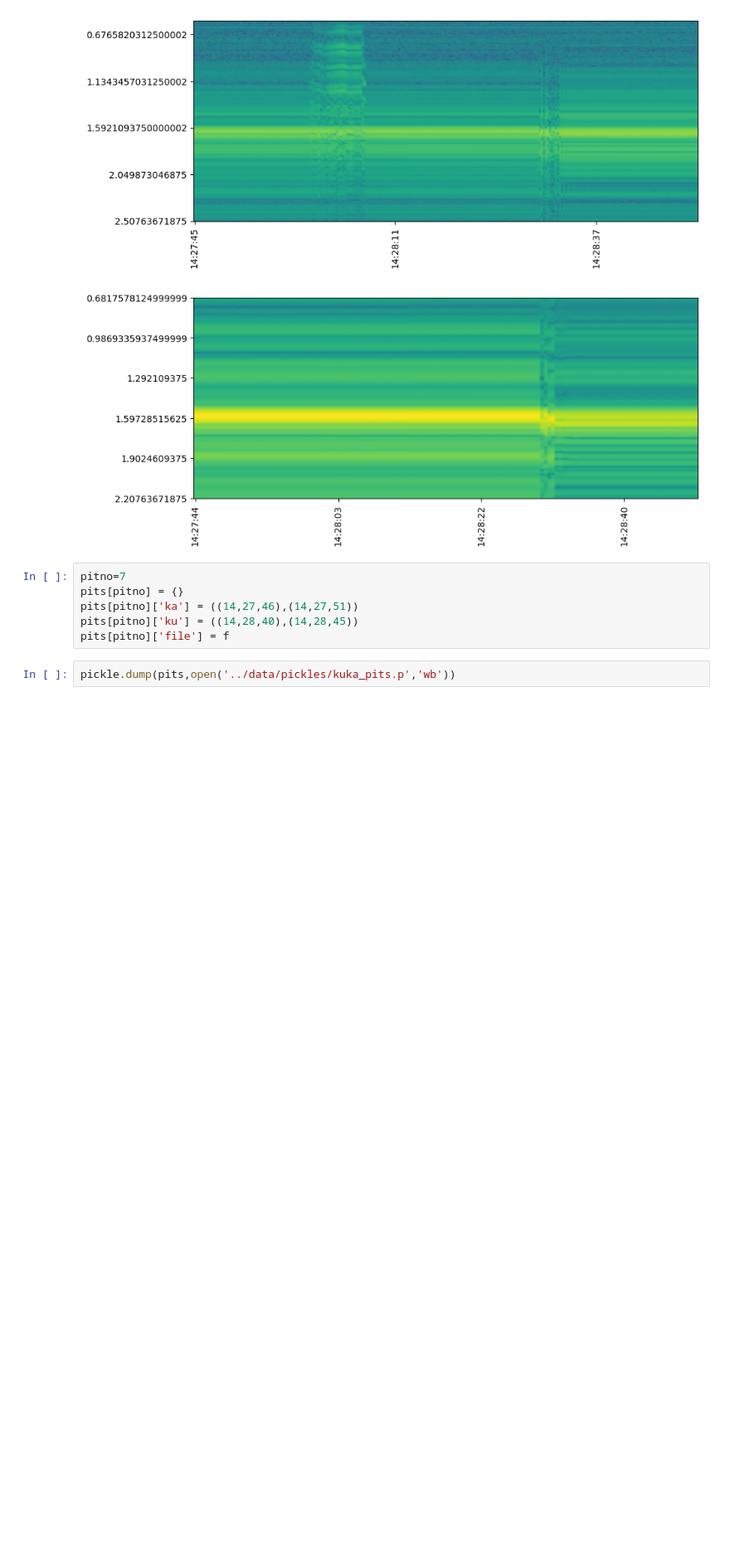
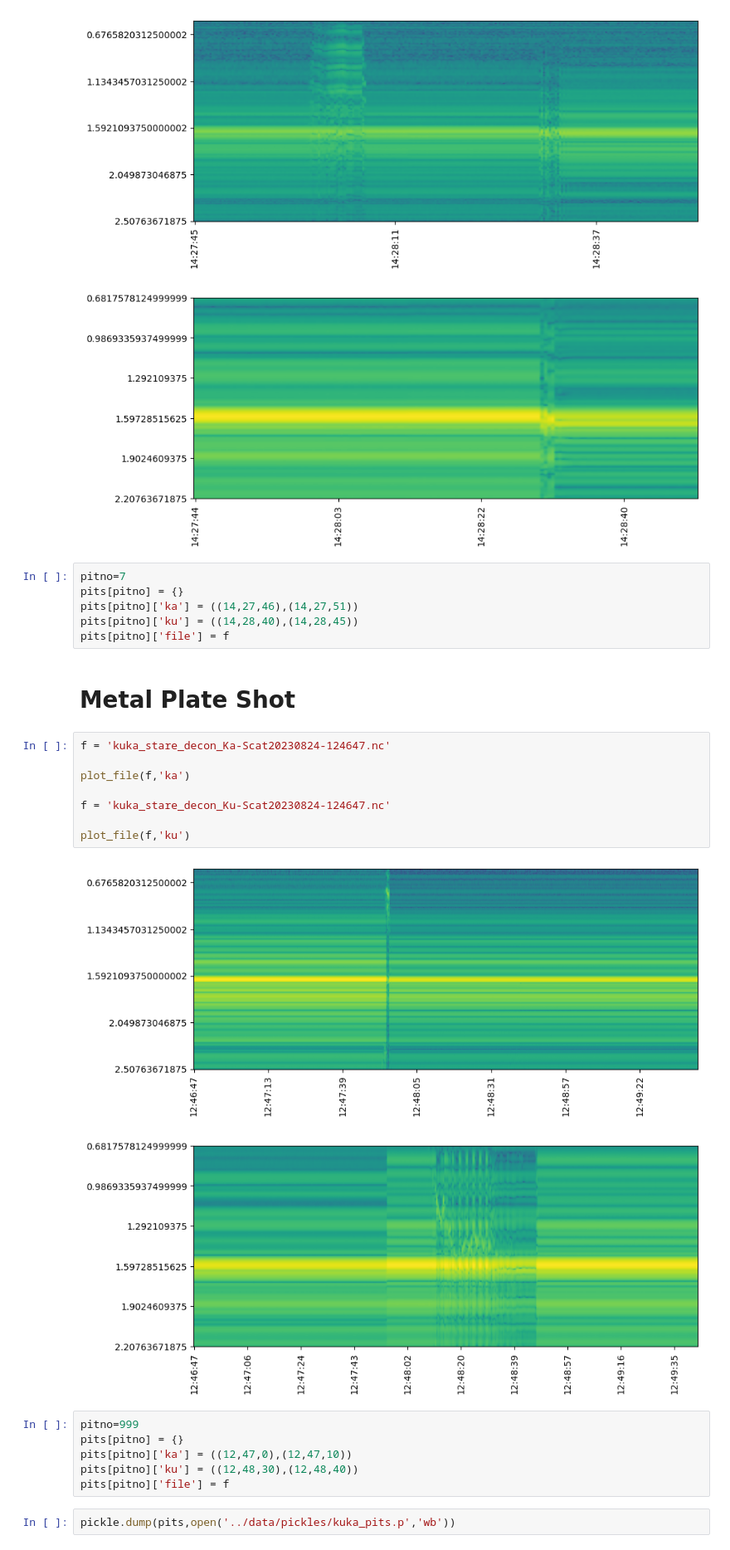
Before and after one commit to robbiemallett/kuka_slush, a Jupyter notebook: code/Get_kuka_times.ipynb, the cells around one changed output. Shown at 83% size. Cells and saved outputs as stored; diff of their text form; blank space fills up the shorter version.

Commit message:
adding metal plate

```diff
--- a/code/Get_kuka_times.ipynb
+++ b/code/Get_kuka_times.ipynb
@@ -183,5 +183,24 @@ pits[pitno] = {}
 pits[pitno]['ka'] = ((14,27,46),(14,27,51))
 pits[pitno]['ku'] = ((14,28,40),(14,28,45))
 pits[pitno]['file'] = f
+# %% [markdown]
+# Metal Plate Shot
+# %%
+f = 'kuka_stare_decon_Ka-Scat20230824-124647.nc'
+
+plot_file(f,'ka')
+
+f = 'kuka_stare_decon_Ku-Scat20230824-124647.nc'
+
+plot_file(f,'ku')
+# %% [output]
+[figure, added]
+[figure, added]
+# %%
+pitno=999
+pits[pitno] = {}
+pits[pitno]['ka'] = ((12,47,0),(12,47,10))
+pits[pitno]['ku'] = ((12,48,30),(12,48,40))
+pits[pitno]['file'] = f
 # %%
 pickle.dump(pits,open('../data/pickles/kuka_pits.p','wb'))
```
Also changed, not shown: 13 other files.
